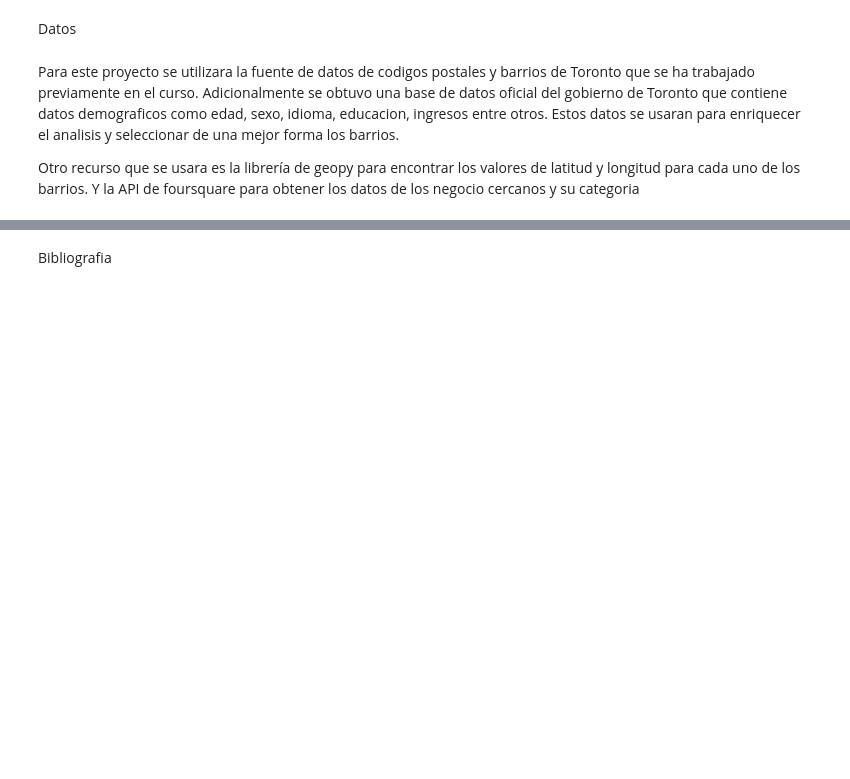
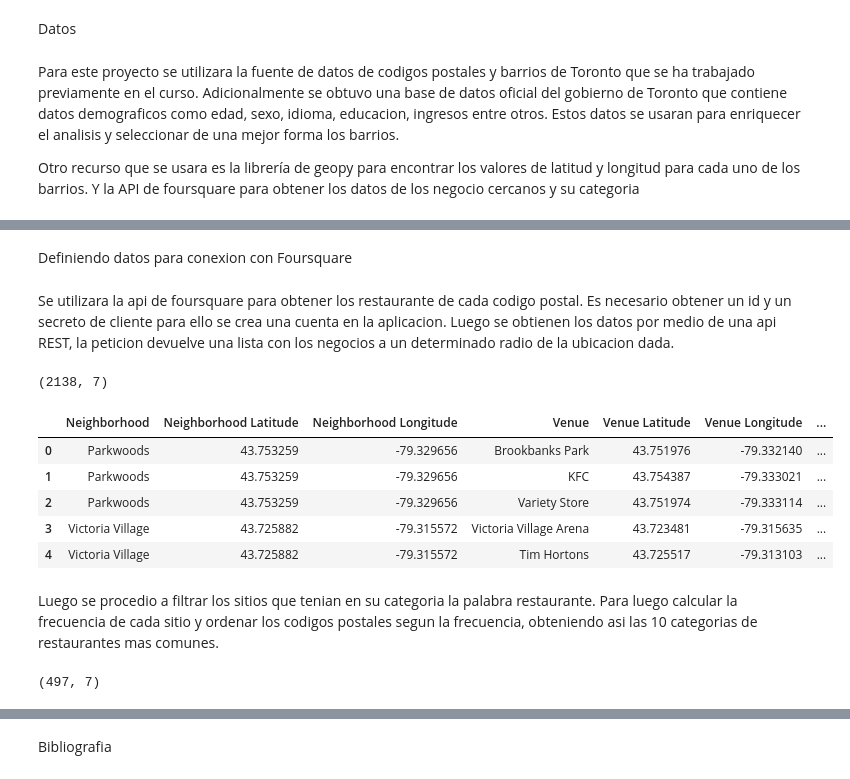
Before and after one commit to SDJM02/CapstoneIBM, a Jupyter notebook: Proyecto Capstone IBM.ipynb, the cells around one changed output, grey strips where cells are left out. Drawn from its saved outputs; the diff is of its cells as text; code cells hidden in the pictures; blank space fills up the shorter version.

```diff
--- a/Proyecto Capstone IBM.ipynb
+++ b/Proyecto Capstone IBM.ipynb
@@ -33,0 +138,10 @@ print("¡Hola, Proyecto Final del Curso!")
+# %%
+#Generando mapa Toronto
+map_toronto = folium.Map(location = [43.6532,-79.3832], zoom_start = 11)
+#Añadiendo marcadores para cada barrio
+for lat,lon,nei,bor in zip(dtToronto["Latitude"],dtToronto["Longitude"],dtToronto["neighborhood"],dtToronto["borough"]):
+    label = '{},{}'.format(nei,bor)
+    label = folium.Popup(label,parse_html=True)
+    folium.CircleMarker(location=[lat,lon],radius=5,popup=label,color="green",fill=True,fill_color="#99ff99",parse_html=True).add_to(map_toronto)
+#Graficando mapa
+map_toronto
@@ -33,0 +150,12 @@ print("¡Hola, Proyecto Final del Curso!")
+# %% [markdown]
+Definiendo datos para conexion con Foursquare
+# %% [markdown]
+Se utilizara la api de foursquare para obtener los restaurante de cada codigo postal. Es necesario obtener un id y un secreto de cliente para ello se crea una cuenta en la aplicacion. Luego se obtienen los datos por medio de una api REST, la peticion devuelve una lista con los negocios a un determinado radio de la ubicacion dada.
+# %%
+#Configuracion Foursquare
+#CLIENT_ID = 'VL21BT4LPJFFG0UHO5TJWRW0KXOUI5ZNOOC2T24OI544KJTU' # su ID de Foursquare
+#CLIENT_SECRET = 'EDWOK1HJXYY2TCSL5DNA1OQ0BG1PVBV01ZWJCDGFUFBSAOUC' # Secreto de Foursquare
+CLIENT_ID = '3KQ23TNDRE4U545FXH421FR5OEUAJ0UU4PKVNC4XNHRE3LKM' # su ID de Foursquare
+CLIENT_SECRET = 'L1MSXE30SXDOQ4CNBTSMIRK2ZAXX5NZ1S3S2IRU1OTMMEBEA' # Secreto de Foursquare
+VERSION = '20180605' # versión de la API de Foursquare
+LIMIT = 100 # Un valor límite para la API de Foursquare
@@ -33,0 +173,37 @@ print("¡Hola, Proyecto Final del Curso!")
+# %%
+#Definimos funcion para obtener los lugares para cada barrio
+def obtener_lugares(names,latitudes,longitudes,radius=500):
+    lista_lugares = []
+    for name,lat,lon in zip(names,latitudes,longitudes):
+        #crear la URL de solicitud de API
+        url = 'https://api.foursquare.com/v2/venues/explore?&client_id={}&client_secret={}&v={}&ll={},{}&radius={}&limit={}'.format(CLIENT_ID,CLIENT_SECRET,VERSION,lat,lon,radius,LIMIT)
+        #solicitud GET
+        results = requests.get(url).json()["response"]['groups'][0]['items']
+        #regresa solo información relevante de cada sitio cercano
+        lista_lugares.append([(name,lat,lon,v['venue']['name'],v['venue']['location']['lat'],v['venue']['location']['lng'],v['venue']['categories'][0]['name']) for v in results])
+        lugares_cercanos = pd.DataFrame([item for lugar in lista_lugares for item in lugar])
+        lugares_cercanos.columns = ['Neighborhood','Neighborhood Latitude','Neighborhood Longitude','Venue','Venue Latitude','Venue Longitude','Venue Category']
+
+    return(lugares_cercanos)
+# %%
+#Llamamos a la funcion anterior
+lugares_toronto = obtener_lugares(dtToronto["neighborhood"],dtToronto["Latitude"],dtToronto["Longitude"])
+lugares_toronto.shape
+# %% [output]
+(2138, 7)
+# %%
+lugares_toronto.head()
+# %% [output]
+|  | Neighborhood | Neighborhood Latitude | Neighborhood Longitude | Venue | Venue Latitude | Venue Longitude | ... |
+| 0 | Parkwoods | 43.753259 | -79.329656 | Brookbanks Park | 43.751976 | -79.332140 | ... |
+| 1 | Parkwoods | 43.753259 | -79.329656 | KFC | 43.754387 | -79.333021 | ... |
+| 2 | Parkwoods | 43.753259 | -79.329656 | Variety Store | 43.751974 | -79.333114 | ... |
+| 3 | Victoria Village | 43.725882 | -79.315572 | Victoria Village Arena | 43.723481 | -79.315635 | ... |
+| 4 | Victoria Village | 43.725882 | -79.315572 | Tim Hortons | 43.725517 | -79.313103 | ... |
+# %% [markdown]
+Luego se procedio a filtrar los sitios que tenian en su categoria la palabra restaurante. Para luego calcular la frecuencia de cada sitio y ordenar los codigos postales segun la frecuencia, obteniendo asi las 10 categorias de restaurantes mas comunes.
+# %%
+restaurantes_toronto = lugares_toronto[lugares_toronto["Venue Category"].str.contains("Restaurant")].reset_index(drop=True)
+restaurantes_toronto.shape
+# %% [output]
+(497, 7)
```
Also changed, not shown: parts of 32 cells of this notebook, 1 other file.
